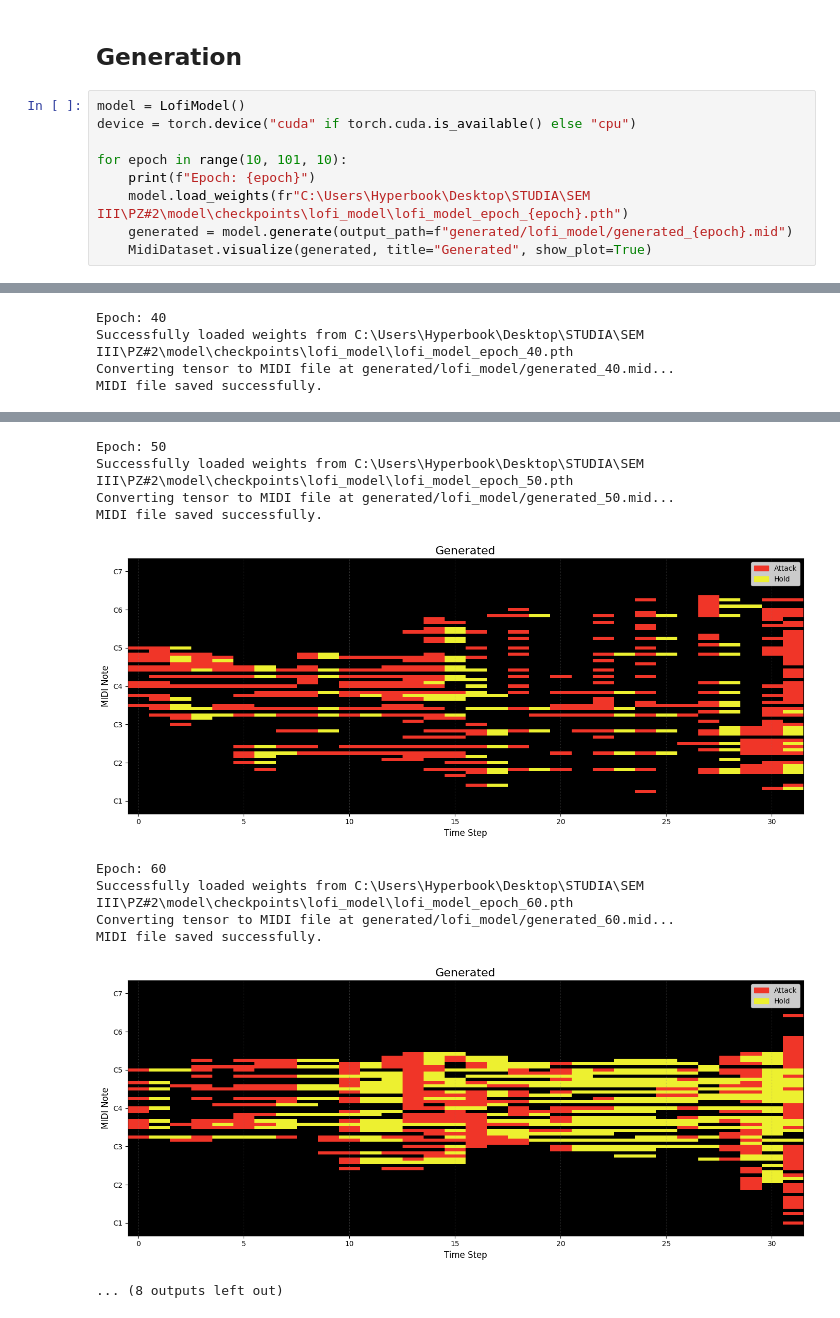
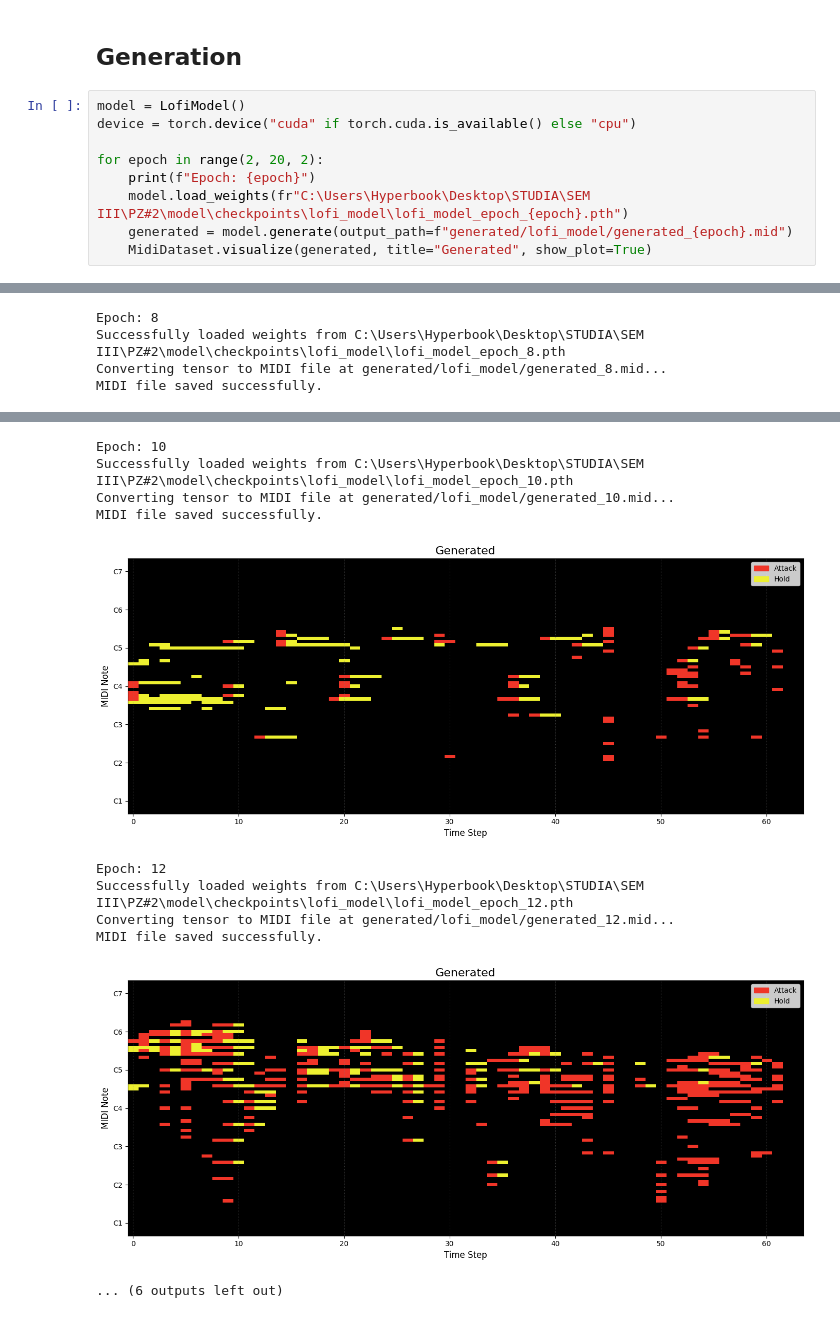
Before and after one commit to ziemmi13/Lofi-MIDI-VAE-generator, a Jupyter notebook: model/Generate.ipynb, the cells around one changed output, grey strips where cells are left out. Cells and saved outputs as stored; diff of their text form.

```diff
--- a/model/Generate.ipynb
+++ b/model/Generate.ipynb
@@ -17,7 +17,7 @@ print(torch.version.cuda)
 model = LofiModel()
 device = torch.device("cuda" if torch.cuda.is_available() else "cpu")
 
-for epoch in range(10, 101, 10):
+for epoch in range(2, 20, 2):
     print(f"Epoch: {epoch}")
     model.load_weights(fr"C:\Users\Hyperbook\Desktop\STUDIA\SEM III\PZ#2\model\checkpoints\lofi_model\lofi_model_epoch_{epoch}.pth")
     generated = model.generate(output_path=f"generated/lofi_model/generated_{epoch}.mid")
@@ -41,4 +41,4 @@ MIDI file saved successfully.
-Epoch: 40
-Successfully loaded weights from C:\Users\Hyperbook\Desktop\STUDIA\SEM III\PZ#2\model\checkpoints\lofi_model\lofi_model_epoch_40.pth
-Converting tensor to MIDI file at generated/lofi_model/generated_40.mid...
+Epoch: 8
+Successfully loaded weights from C:\Users\Hyperbook\Desktop\STUDIA\SEM III\PZ#2\model\checkpoints\lofi_model\lofi_model_epoch_8.pth
+Converting tensor to MIDI file at generated/lofi_model/generated_8.mid...
 MIDI file saved successfully.
@@ -46,11 +46,11 @@ MIDI file saved successfully.
-Epoch: 50
-Successfully loaded weights from C:\Users\Hyperbook\Desktop\STUDIA\SEM III\PZ#2\model\checkpoints\lofi_model\lofi_model_epoch_50.pth
-Converting tensor to MIDI file at generated/lofi_model/generated_50.mid...
+Epoch: 10
+Successfully loaded weights from C:\Users\Hyperbook\Desktop\STUDIA\SEM III\PZ#2\model\checkpoints\lofi_model\lofi_model_epoch_10.pth
+Converting tensor to MIDI file at generated/lofi_model/generated_10.mid...
 MIDI file saved successfully.
-[figure, old version]
+[figure, new version]
-Epoch: 60
-Successfully loaded weights from C:\Users\Hyperbook\Desktop\STUDIA\SEM III\PZ#2\model\checkpoints\lofi_model\lofi_model_epoch_60.pth
-Converting tensor to MIDI file at generated/lofi_model/generated_60.mid...
+Epoch: 12
+Successfully loaded weights from C:\Users\Hyperbook\Desktop\STUDIA\SEM III\PZ#2\model\checkpoints\lofi_model\lofi_model_epoch_12.pth
+Converting tensor to MIDI file at generated/lofi_model/generated_12.mid...
 MIDI file saved successfully.
-[figure, old version]
+[figure, new version]
-... (8 outputs left out)
+... (6 outputs left out)
```
Also changed, not shown: parts of 1 cell of this notebook, 2 other files.
